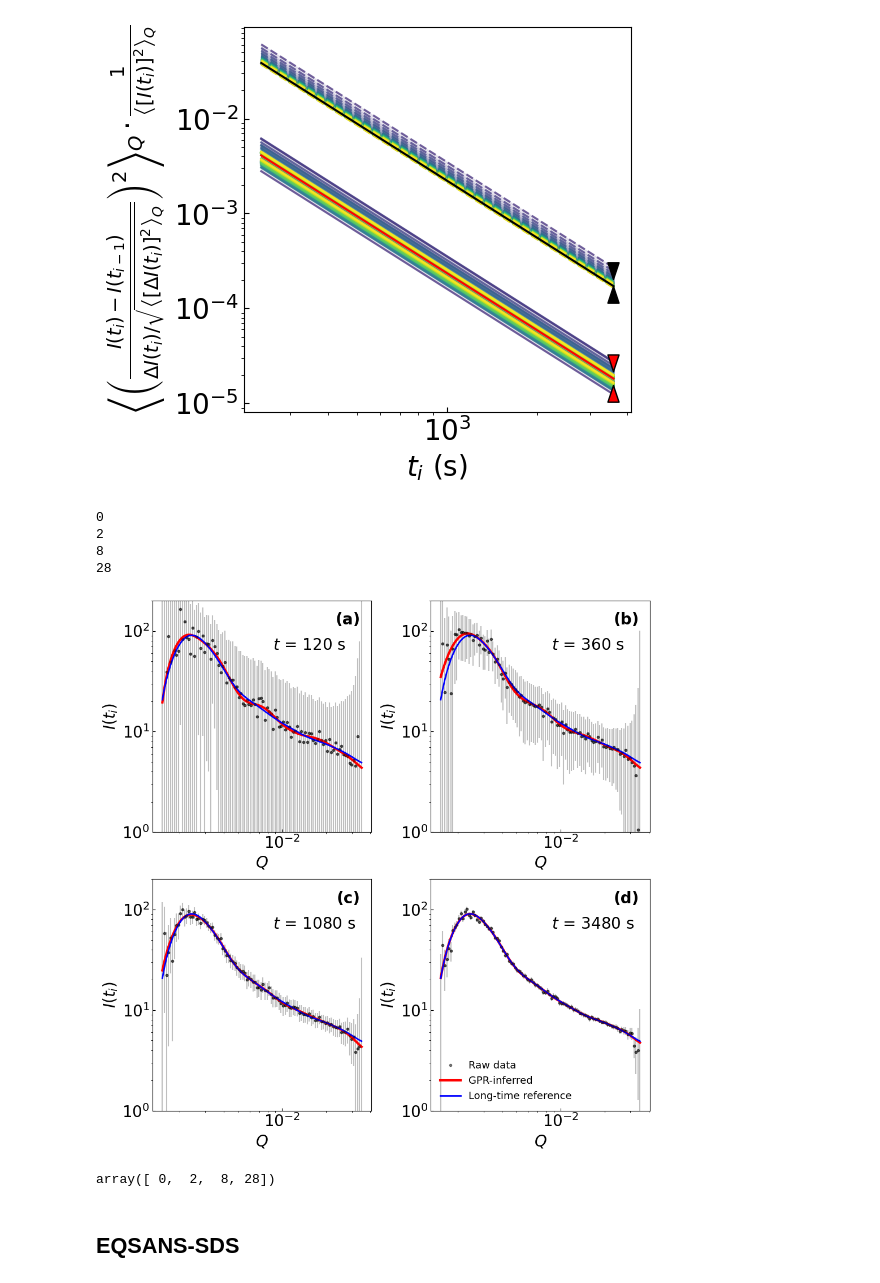
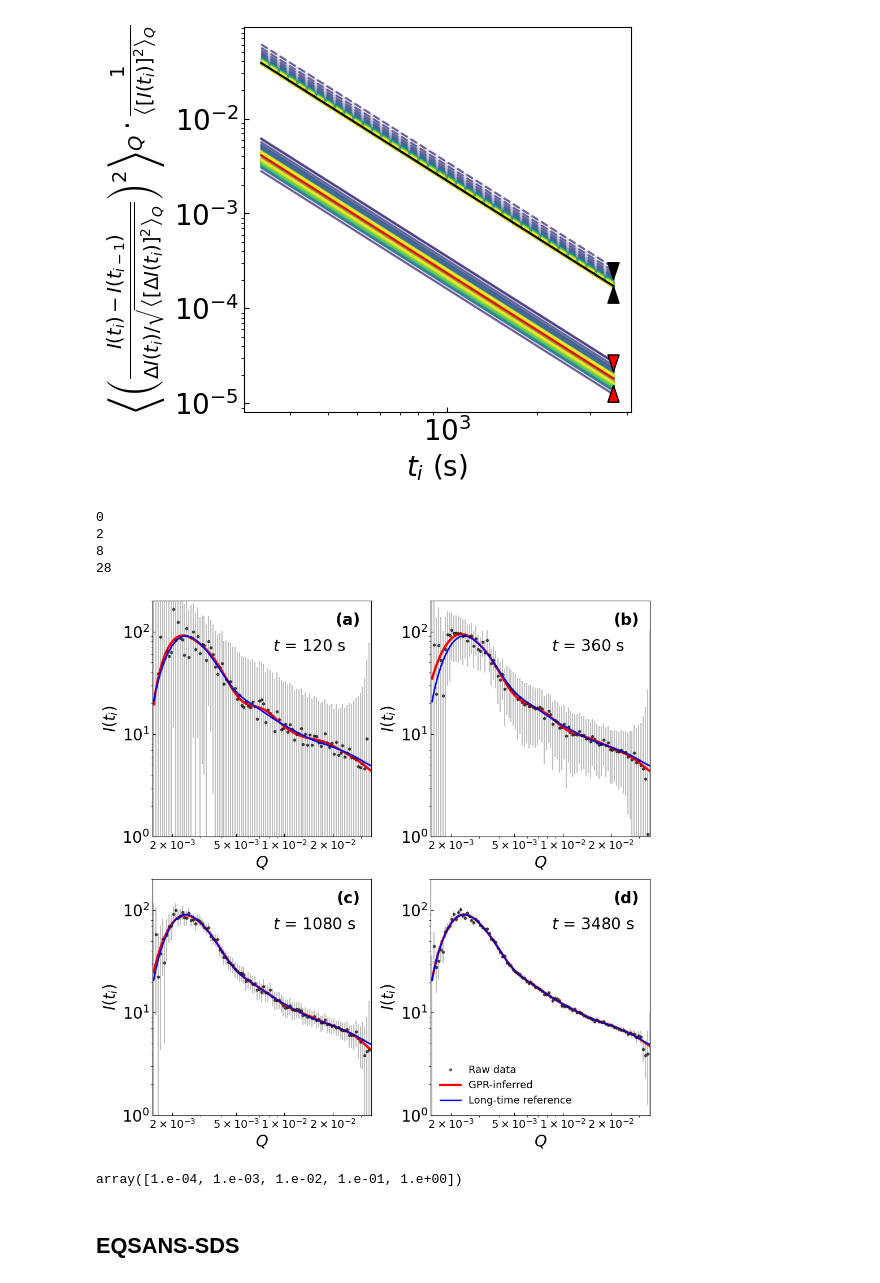
Before and after one commit to ch-tung/MLSR, a Jupyter notebook: test_end_measure.ipynb, the cells around one changed output. Saved outputs shown, nothing was run; the diff lists cells and outputs as text; code cells hidden in the pictures.

```diff
--- a/test_end_measure.ipynb
+++ b/test_end_measure.ipynb
@@ -864,6 +890,8 @@ ax2.plot(time_list[1:], np.exp(y_pred_all_exp), color='k', alpha=1)
 [<matplotlib.lines.Line2D at 0x...>]
 [figure]
 # %%
+from matplotlib.ticker import LogLocator, NullFormatter, FixedLocator
+
 # plot the GPR result
 fig = plt.figure(figsize=(10, 10))
 
@@ -912,6 +940,30 @@ for i_t, time in enumerate(time_list):
     ax.set_ylabel(r'$I(t_i)$', fontsize=20)
     ax.set_xscale('log')
     ax.tick_params(direction='in', labelsize=20)
+    # Add custom ticks without removing the default log ticks and minor ticks
+    custom_ticks = [2e-3, 5e-3, 1e-2, 2e-2]
+    # Get current major ticks
+    current_major = ax.get_xticks()
+    # Combine and sort unique ticks
+    all_major = np.unique(np.concatenate([current_major, custom_ticks]))
+    ax.set_xticks(all_major)
+    # Set custom labels only for the custom ticks, blank for others
+    labels = []
+    for tick in all_major:
+        if np.isclose(tick, 2e-3):
+            labels.append(r'$2 \times 10^{-3}$')
+        elif np.isclose(tick, 5e-3):
+            labels.append(r'$5 \times 10^{-3}$')
+        elif np.isclose(tick, 1e-2):
+            labels.append(r'$1 \times 10^{-2}$')
+        elif np.isclose(tick, 2e-2):
+            labels.append(r'$2 \times 10^{-2}$')
+        else:
+            labels.append('')
+    ax.set_xticklabels(labels)
+    # Keep minor ticks as is (LogLocator handles them)
+    ax.set_xlim([1.5e-3, 3.5e-2])
+    ax.tick_params(axis='x', direction='in', labelsize=14)
     # ax3.set_yscale('log')
     ax.set_ylim([1, 200])
     ax.set_yscale('log')
@@ -945,38 +997,38 @@ for i_t, time in enumerate(time_list):
 #     I_exp_err_prev = data_prev[:, 2]
 
 #     relative_err_Q = I_exp_err/np.sqrt(np.mean(I_exp_err**2))*np.sqrt(np.mean((I_exp-np.mean(I_exp))**2)) # dimensionless
 
 #     ax3.plot(q_s, I_gp_prev, '-', color = colors[i_t])
 #     ax3.set_xlabel(r'$Q$', fontsize=20)
 #     ax3.set_ylabel(r'$I(t_i)$', fontsize=20)
 #     ax3.set_xscale('log')
 #     ax3.tick_params(direction='in', labelsize=20)
 #     # ax3.set_yscale('log')
 #     ax3.set_ylim([0, 120])
 #     ylim = ax3.get_ylim()
 
 #     ax4.errorbar(q_data, I_exp, yerr=I_exp_err, fmt='.', color = colors[i_t])
 #     ax4.set_xlabel(r'$Q$', fontsize=20)
 #     ax4.set_ylabel(r'$I(t_i)$', fontsize=20)
 #     ax4.set_xscale('log')
 #     ax4.tick_params(direction='in', labelsize=20)
 #     ax4.set_ylim(ylim)
 #     # ax4.set_yscale('log')
 
 #     list_mse.append(np.mean(((I_gp-I_gp_prev)/relative_err_Q)**2))
 #     list_mse_exp.append(np.mean(((I_exp-I_exp_prev)/relative_err_Q)**2))
 
 plt.tight_layout()
 # %% [output]
 0
 2
 8
 28
-[figure, old version]
+[figure, new version]
 # %%
-i_selected
+current_major
 # %% [output]
-array([ 0,  2,  8, 28])
+array([1.e-04, 1.e-03, 1.e-02, 1.e-01, 1.e+00])
 # %% [markdown]
 ## EQSANS-SDS
 # %%
```
Also changed, not shown: parts of 2 cells of this notebook, 1 other file.
